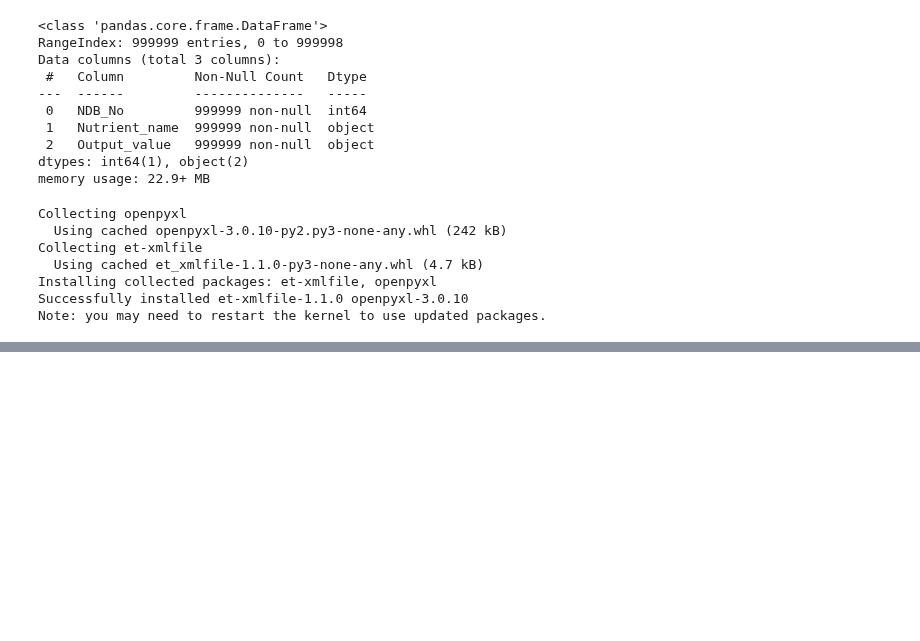
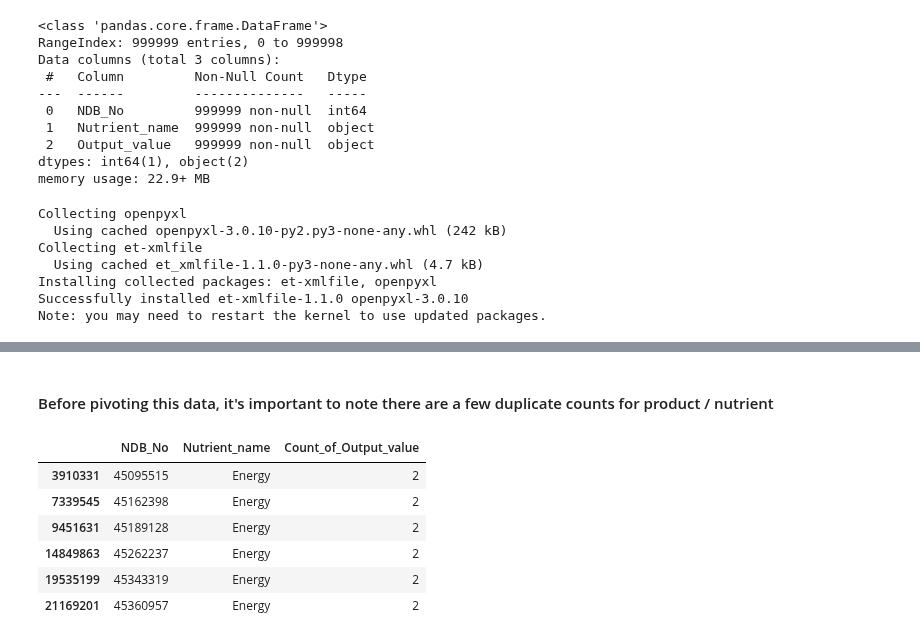
Before and after one commit to amoltkale/ai_chatbot_food_knowledge_graph, a Jupyter notebook: notebooks/eda/Nutrients_Branded_Foods_2018_eda_Garrett.ipynb, the cells around one changed output, grey strips where cells are left out. Saved outputs shown, nothing was run; the diff lists cells and outputs as text; code cells hidden in the pictures; blank space fills up the shorter version.

```diff
--- a/notebooks/eda/Nutrients_Branded_Foods_2018_eda_Garrett.ipynb
+++ b/notebooks/eda/Nutrients_Branded_Foods_2018_eda_Garrett.ipynb
@@ -119,0 +187,3 @@ data
+# %%
+#convert categorical to make pivoting faster
+nutrients["Nutrient_name"] = nutrients["Nutrient_name"].astype("category")
@@ -119,0 +210,2 @@ data
+# %% [markdown]
+#### Before pivoting this data, it's important to note there are a few duplicate counts for product / nutrient
@@ -119,0 +214,12 @@ data
+# %%
+over_counted_nutrients = counts[counts['Output_value']>1].copy(deep = True)
+over_counted_nutrients.rename(columns = {"Output_value": "Count_of_Output_value"}, inplace = True)
+over_counted_nutrients
+# %% [output]
+|  | NDB_No | Nutrient_name | Count_of_Output_value |
+| 3910331 | 45095515 | Energy | 2 |
+| 7339545 | 45162398 | Energy | 2 |
+| 9451631 | 45189128 | Energy | 2 |
+| 14849863 | 45262237 | Energy | 2 |
+| 19535199 | 45343319 | Energy | 2 |
+| 21169201 | 45360957 | Energy | 2 |
```
Also changed, not shown: parts of 27 cells of this notebook, 3 other files.
